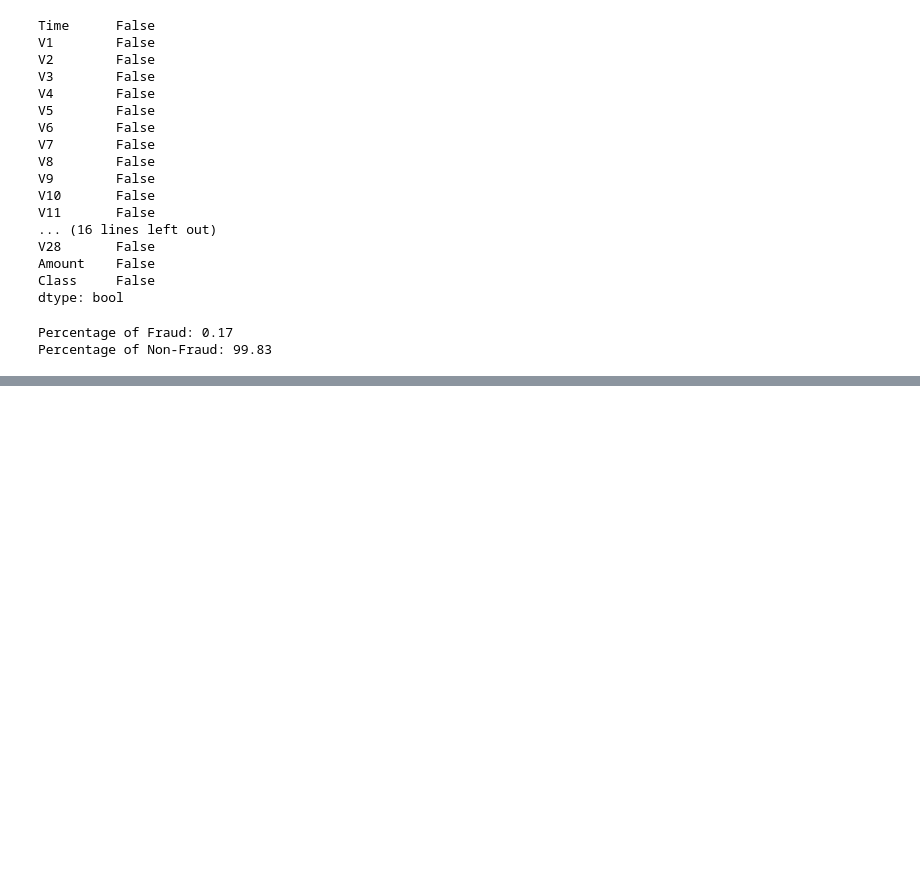
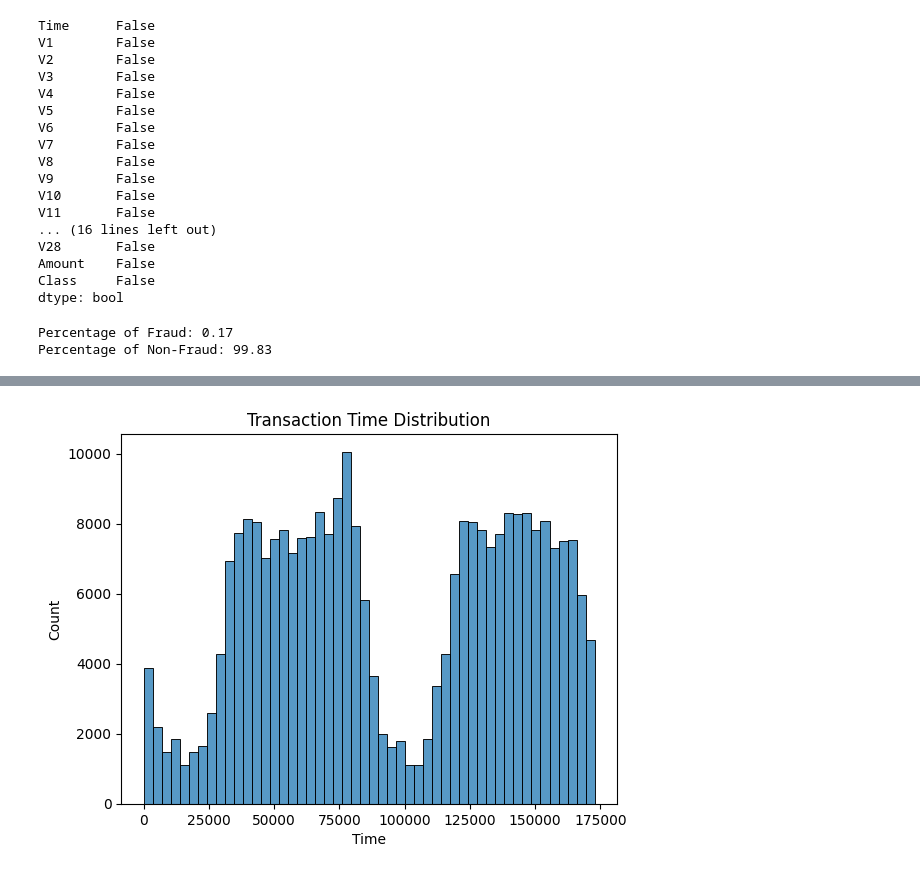
Before and after one commit to vantablade/Credit-Card-Fraud-Detection, a Jupyter notebook: analysis_notebook.ipynb, the cells around one changed output, grey strips where cells are left out. Cells and saved outputs as stored; diff of their text form; code cells hidden in the pictures; blank space fills up the shorter version.

```diff
--- a/analysis_notebook.ipynb
+++ b/analysis_notebook.ipynb
@@ -58,0 +75,7 @@ Percentage of Non-Fraud: 99.83
+# %%
+sns.histplot(df['Time'], bins=50)
+
+plt.title('Transaction Time Distribution')
+plt.show()
+# %% [output]
+[figure, added]
```
Also changed, not shown: parts of 6 cells of this notebook.
